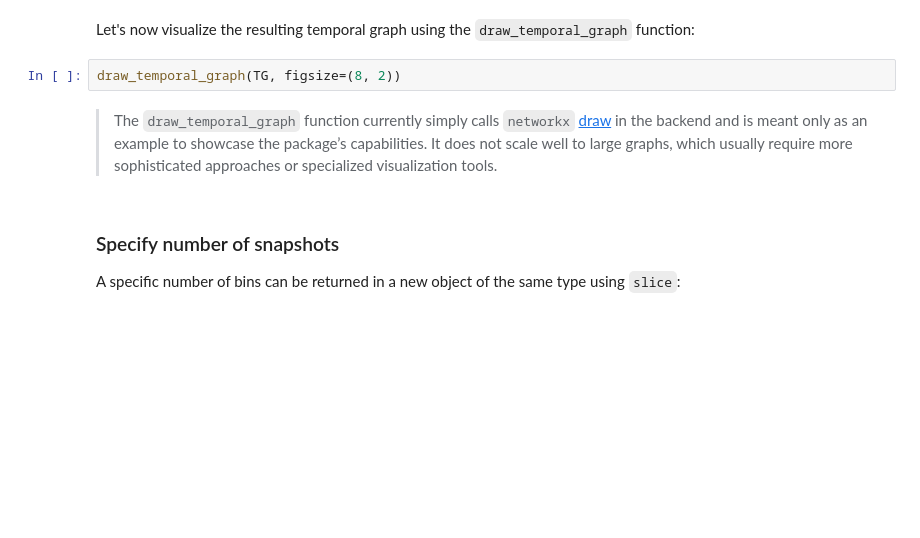
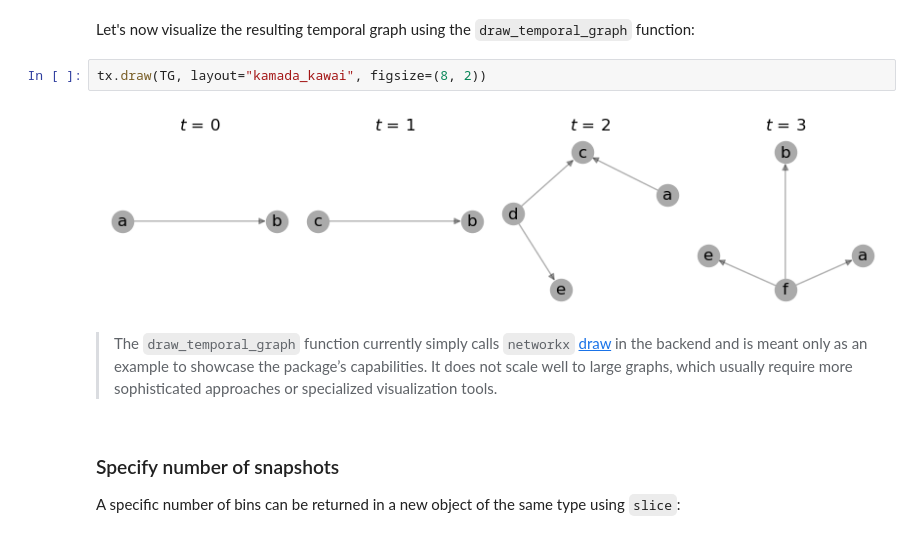
Before and after one commit to nelsonaloysio/networkx-temporal, a Jupyter notebook: notebook/networkx-temporal.ipynb, the cells around one changed output. Cells and saved outputs as stored; diff of their text form; blank space fills up the shorter version.

```diff
--- a/notebook/networkx-temporal.ipynb
+++ b/notebook/networkx-temporal.ipynb
@@ -51,7 +62,9 @@ print(f"t = {len(TG)} time steps\n"
 # %% [markdown]
 Let's now visualize the resulting temporal graph using the `draw_temporal_graph` function:
 # %%
-draw_temporal_graph(TG, figsize=(8, 2))
+tx.draw(TG, layout="kamada_kawai", figsize=(8, 2))
+# %% [output]
+[figure, added]
 # %% [markdown]
 > The `draw_temporal_graph` function currently simply calls `networkx`
 > [draw](https://networkx.org/documentation/stable/reference/generated/networkx.drawing.nx_pylab.draw.html)
```
Also changed, not shown: parts of 40 cells of this notebook.
